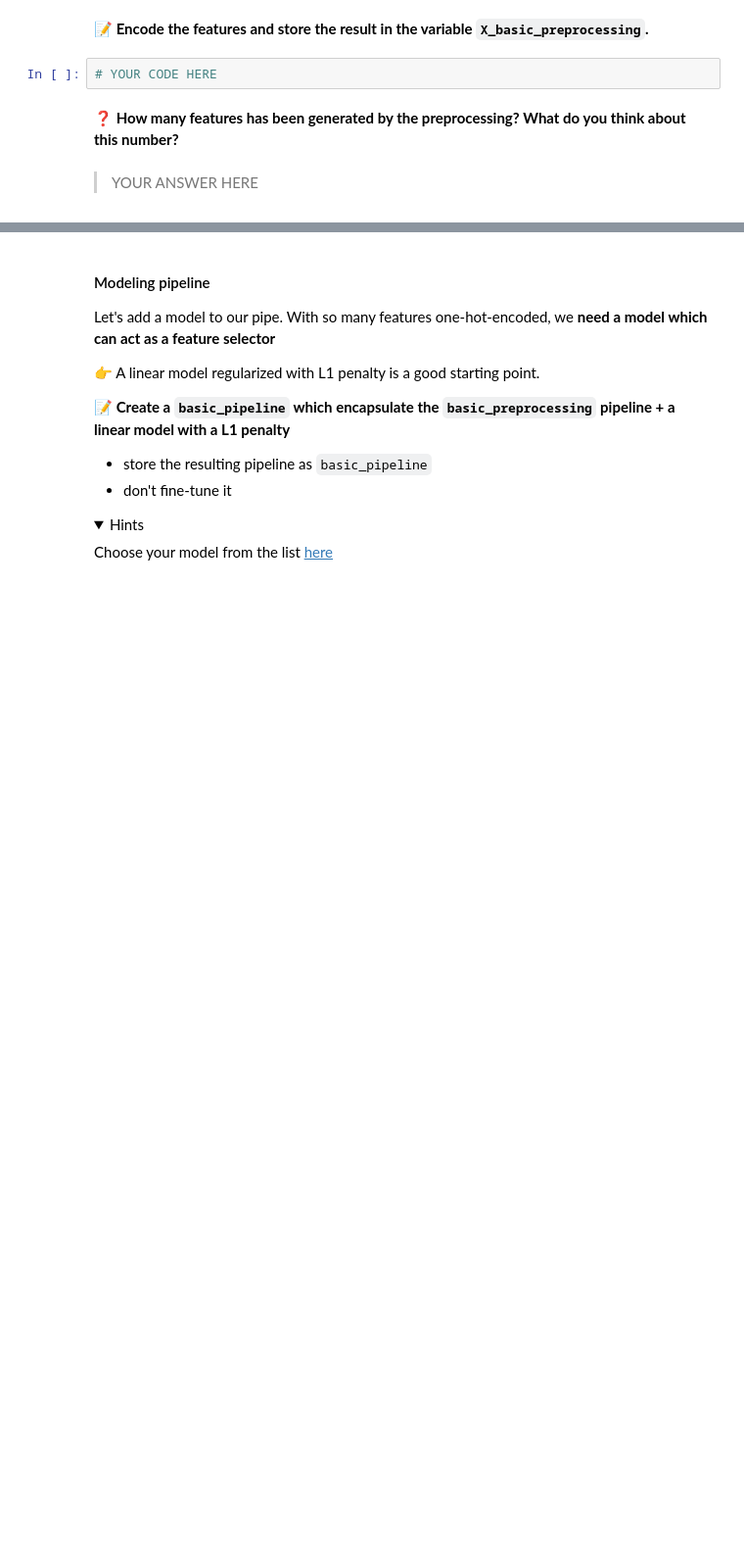
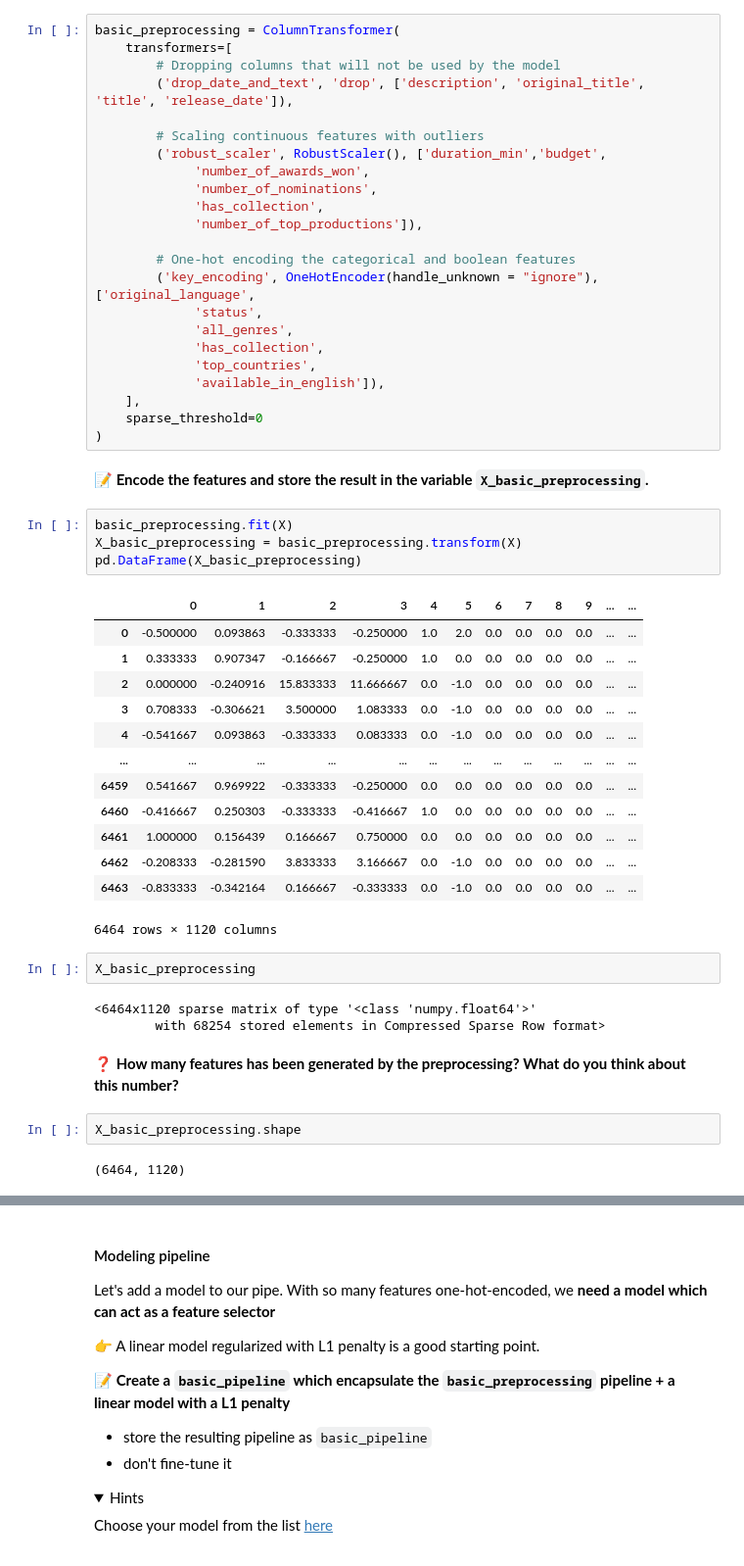
Before and after one commit to YohannD/data-certification-exam, a Jupyter notebook: machine_learning/TV_popularity_predictor.ipynb, the cells around one changed output, grey strips where cells are left out. Shown: that part at 98% size. Saved outputs shown, nothing was run; the diff lists cells and outputs as text; folded sections open; blank space fills up the shorter version.

```diff
--- a/machine_learning/TV_popularity_predictor.ipynb
+++ b/machine_learning/TV_popularity_predictor.ipynb
@@ -129,8 +485,54 @@ from sklearn import set_config; set_config(display='diagram')
+# %%
+basic_preprocessing = ColumnTransformer(
+    transformers=[
+        # Dropping columns that will not be used by the model
+        ('drop_date_and_text', 'drop', ['description', 'original_title', 'title', 'release_date']),
+
+        # Scaling continuous features with outliers
+        ('robust_scaler', RobustScaler(), ['duration_min','budget',
+             'number_of_awards_won',
+             'number_of_nominations',
+             'has_collection',
+             'number_of_top_productions']),
+
+        # One-hot encoding the categorical and boolean features
+        ('key_encoding', OneHotEncoder(handle_unknown = "ignore"), ['original_language',
+             'status',
+             'all_genres',
+             'has_collection',
+             'top_countries',
+             'available_in_english']),
+    ],
+    sparse_threshold=0
+)
 # %% [markdown]
 **📝 Encode the features and store the result in the variable `X_basic_preprocessing`.**
-# %%
-# YOUR CODE HERE
+# %%
+basic_preprocessing.fit(X)
+X_basic_preprocessing = basic_preprocessing.transform(X)
+pd.DataFrame(X_basic_preprocessing)
+# %% [output]
+|  | 0 | 1 | 2 | 3 | 4 | 5 | 6 | 7 | 8 | 9 | ... | ... |
+| 0 | -0.500000 | 0.093863 | -0.333333 | -0.250000 | 1.0 | 2.0 | 0.0 | 0.0 | 0.0 | 0.0 | ... | ... |
+| 1 | 0.333333 | 0.907347 | -0.166667 | -0.250000 | 1.0 | 0.0 | 0.0 | 0.0 | 0.0 | 0.0 | ... | ... |
+| 2 | 0.000000 | -0.240916 | 15.833333 | 11.666667 | 0.0 | -1.0 | 0.0 | 0.0 | 0.0 | 0.0 | ... | ... |
+| 3 | 0.708333 | -0.306621 | 3.500000 | 1.083333 | 0.0 | -1.0 | 0.0 | 0.0 | 0.0 | 0.0 | ... | ... |
+| 4 | -0.541667 | 0.093863 | -0.333333 | 0.083333 | 0.0 | -1.0 | 0.0 | 0.0 | 0.0 | 0.0 | ... | ... |
+| ... | ... | ... | ... | ... | ... | ... | ... | ... | ... | ... | ... | ... |
+| 6459 | 0.541667 | 0.969922 | -0.333333 | -0.250000 | 0.0 | 0.0 | 0.0 | 0.0 | 0.0 | 0.0 | ... | ... |
+| 6460 | -0.416667 | 0.250303 | -0.333333 | -0.416667 | 1.0 | 0.0 | 0.0 | 0.0 | 0.0 | 0.0 | ... | ... |
+| 6461 | 1.000000 | 0.156439 | 0.166667 | 0.750000 | 0.0 | 0.0 | 0.0 | 0.0 | 0.0 | 0.0 | ... | ... |
+| 6462 | -0.208333 | -0.281590 | 3.833333 | 3.166667 | 0.0 | -1.0 | 0.0 | 0.0 | 0.0 | 0.0 | ... | ... |
+| 6463 | -0.833333 | -0.342164 | 0.166667 | -0.333333 | 0.0 | -1.0 | 0.0 | 0.0 | 0.0 | 0.0 | ... | ... |
+6464 rows × 1120 columns
+# %%
+X_basic_preprocessing
+# %% [output]
+<6464x1120 sparse matrix of type '<class 'numpy.float64'>'
+        with 68254 stored elements in Compressed Sparse Row format>
 # %% [markdown]
 **❓ How many features has been generated by the preprocessing? What do you think about this number?**
-# %% [markdown]
-> YOUR ANSWER HERE
+# %%
+X_basic_preprocessing.shape
+# %% [output]
+(6464, 1120)
```
Also changed, not shown: parts of 70 cells of this notebook, 7 other files.
